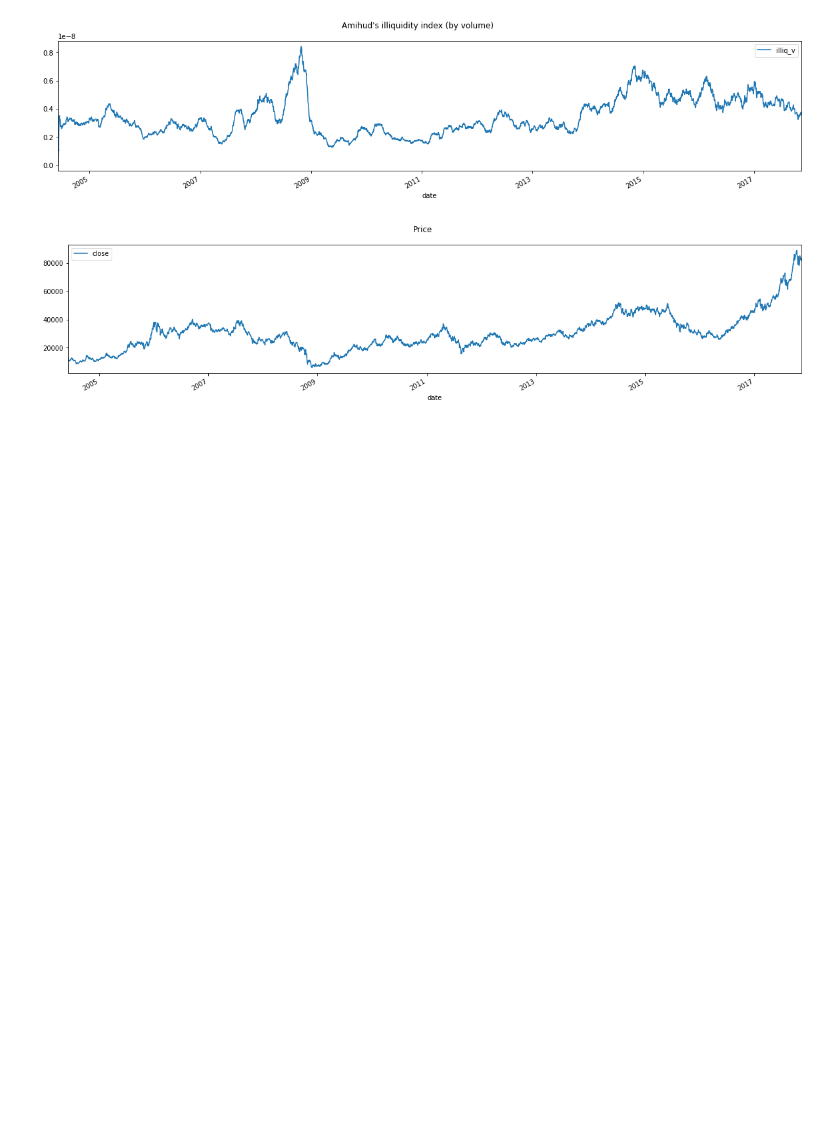
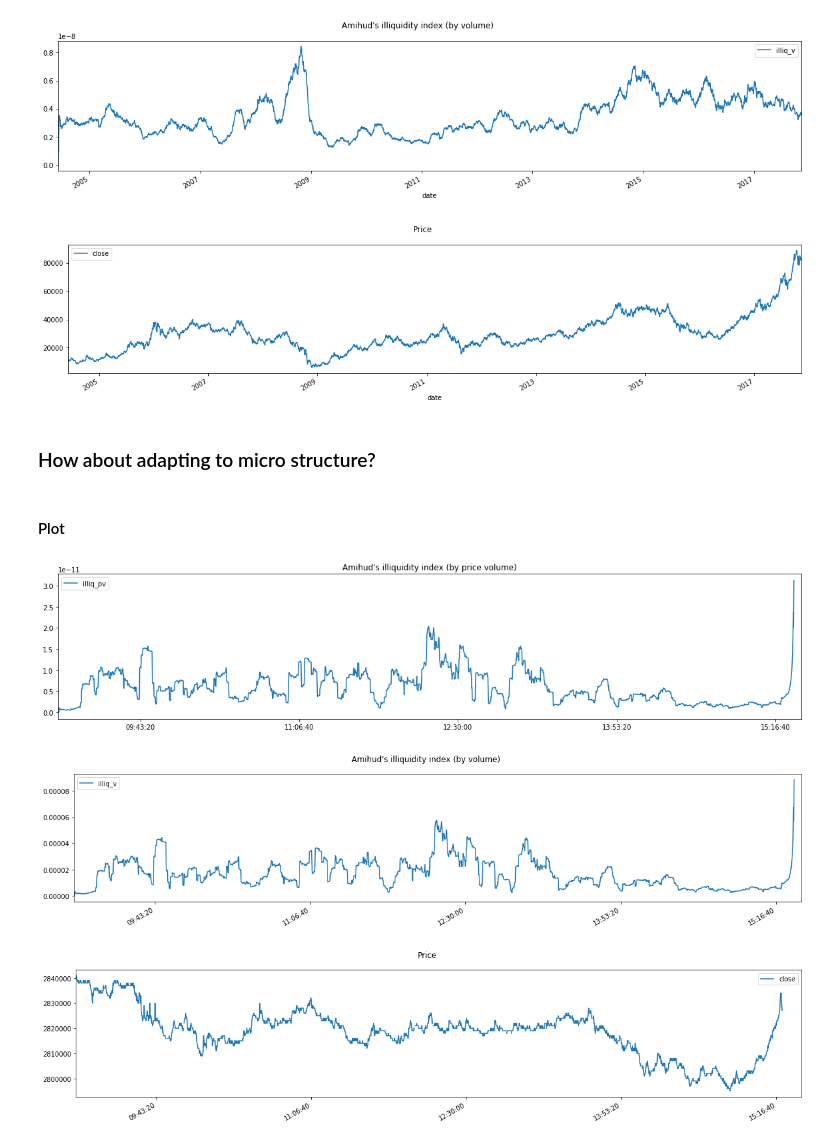
Before and after one commit to rightx2/MicroTradingPractice, a Jupyter notebook: Ch_08_Bid_Ask_Spread/Amihud's_illiquidity_index.ipynb, the cells around one changed output. Cells and saved outputs as stored; diff of their text form; code cells hidden in the pictures; blank space fills up the shorter version.

Commit message:
add micro structure example

```diff
--- a/Ch_08_Bid_Ask_Spread/Amihud's_illiquidity_index.ipynb
+++ b/Ch_08_Bid_Ask_Spread/Amihud's_illiquidity_index.ipynb
@@ -58,3 +58,39 @@ plt.show()
 [figure]
 [figure]
 [figure]
+# %% [markdown]
+### How about adapting to micro structure?
+# %%
+# Read csv
+data = pd.read_csv('2017-11-09_005930.csv', index_col = 0)
+
+# 동시 호가 체결로 인한 데이터 왜곡 방지
+data = data[1:]
+
+# pandas resample 위해 index 를 timedelta 형식으로 전환
+data.index = pd.TimedeltaIndex(data.index)
+
+# 10초봉으로 전환
+data_ = data['close'].resample('10s').ohlc()
+data_['volume'] = abs(data['volume']).resample('10s').sum()
+
+# illiquidity 계산
+D = 40
+data_['return'] = abs(data_['close'].pct_change(1).fillna(0))
+data_['pricevolume'] = data_['close'] * data_['volume']
+data_['return/pv'] = data_['return'] / data_['pricevolume']
+data_['return/v'] = data_['return'] / data_['volume']
+data_['illiq_pv'] = data_['return/pv'].rolling(D, min_periods = 1).mean()
+data_['illiq_v'] = data_['return/v'].rolling(D, min_periods = 1).mean()
+# %% [markdown]
+#### Plot
+# %%
+data_[['illiq_pv']].plot(figsize=(20,4), legend = True, title="Amihud's illiquidity index (by price volume)")
+data_[['illiq_v']].plot(figsize=(20,4), legend = True, subplots= True, sharex = True, title="Amihud's illiquidity index (by volume)")
+data_[['close']].plot(figsize=(20,4), legend = True, subplots= True, sharex = True, title = 'Price')
+
+plt.show()
+# %% [output]
+[figure, added]
+[figure, added]
+[figure, added]
```
